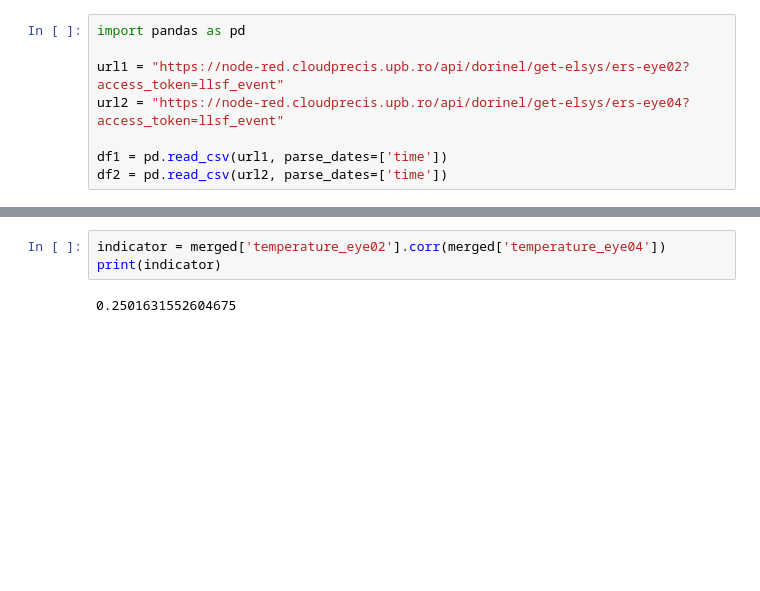
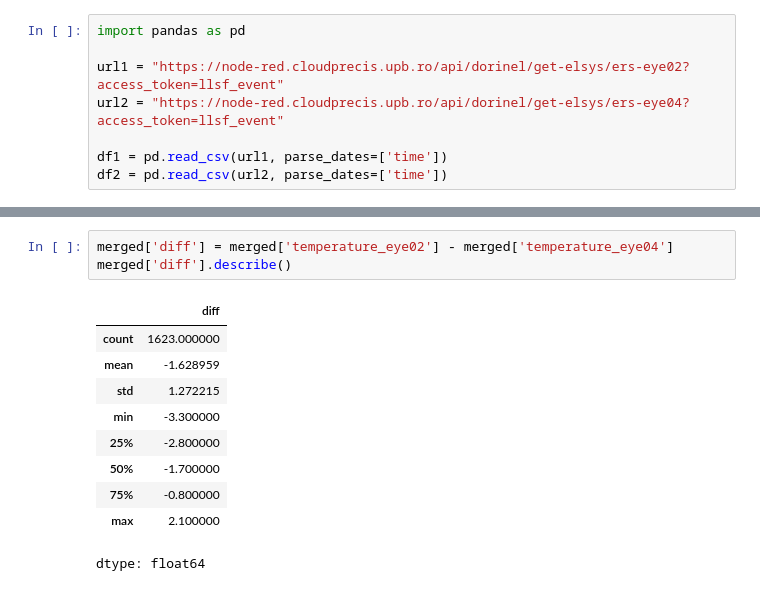
Before and after one commit to raduciobanu/test_llsf, a Jupyter notebook: Demo_LLSF.ipynb, the cells around one changed output, grey strips where cells are left out. Cells and saved outputs as stored; diff of their text form; blank space fills up the shorter version.

```diff
--- a/Demo_LLSF.ipynb
+++ b/Demo_LLSF.ipynb
@@ -43,5 +55,14 @@ merged.head()
 # %%
-indicator = merged['temperature_eye02'].corr(merged['temperature_eye04'])
-print(indicator)
+merged['diff'] = merged['temperature_eye02'] - merged['temperature_eye04']
+merged['diff'].describe()
 # %% [output]
+|  | diff |
+| count | 1623.000000 |
+| mean | -1.628959 |
+| std | 1.272215 |
+| min | -3.300000 |
+| 25% | -2.800000 |
+| 50% | -1.700000 |
+| 75% | -0.800000 |
+| max | 2.100000 |
-0.2501631552604675
+dtype: float64
```
Also changed, not shown: parts of 4 cells of this notebook.
